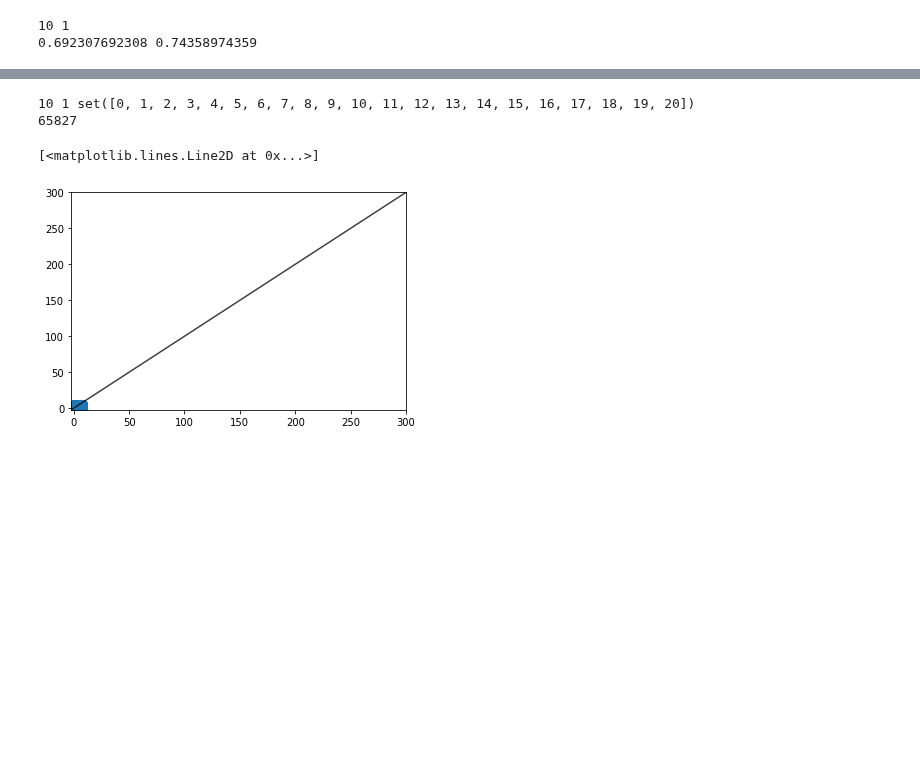
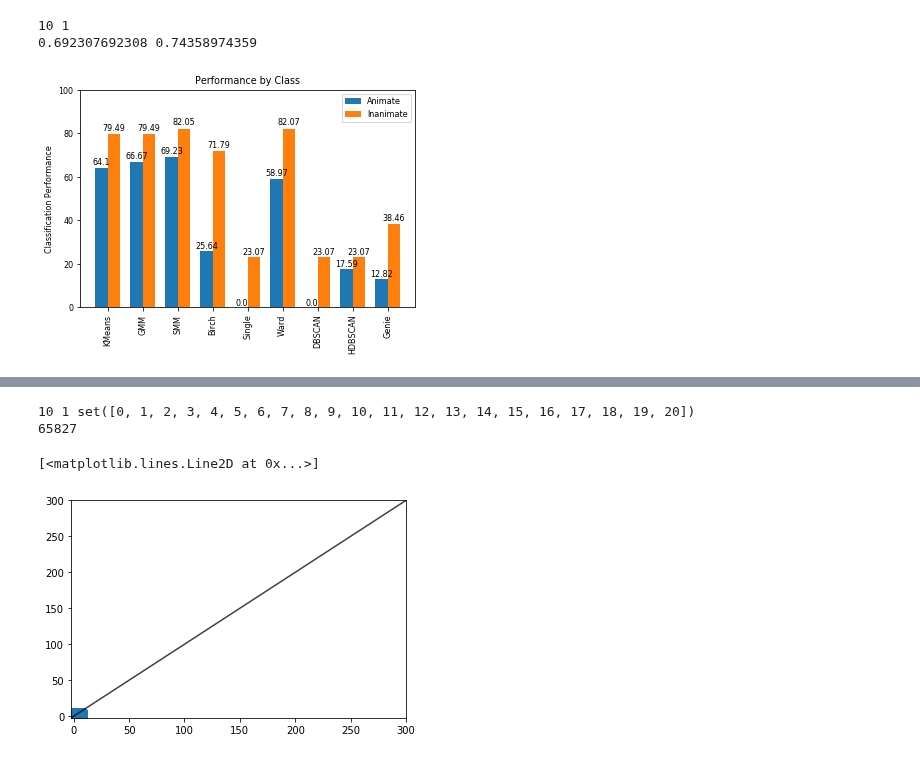
Before and after one commit to SNaGLab/Cognitive-Parcellation, a Jupyter notebook: code/models/alexnet_step_2.ipynb, the cells around one changed output, grey strips where cells are left out. Drawn from its saved outputs; the diff is of its cells as text; code cells hidden in the pictures; blank space fills up the shorter version.

```diff
--- a/code/models/alexnet_step_2.ipynb
+++ b/code/models/alexnet_step_2.ipynb
@@ -657,40 +663,39 @@ print result[ana], -1*(result[ina])
 # %%
 #D' histogram for animate and inanimate double bars for different clustering techniques
 
-labels = ['kNN','Spectral']
-animate_means = [0.78,0.8]
-inanimate_means = [0.88, 0.73]
+labels = ['KMeans','GMM','SMM','Birch','Single','Ward','DBSCAN','HDBSCAN','Genie']
+animate_means = [64.10,66.67,69.23, 25.64,0,58.97,0,17.59,12.82]
+inanimate_means = [79.49,79.49,82.05,71.79,23.07,82.07,23.07,23.07,38.46]
 
 x = np.arange(len(labels))  # the label locations
 width = 0.35  # the width of the bars
 
 fig, ax = plt.subplots()
 rects1 = ax.bar(x - width/2, animate_means, width, label='Animate')
 rects2 = ax.bar(x + width/2, inanimate_means, width, label='Inanimate')
 
 # Add some text for labels, title and custom x-axis tick labels, etc.
 ax.set_ylabel('Classification Performance')
 ax.set_title('Performance by Class')
 ax.set_xticks(x)
-ax.set_xticklabels(labels)
+ax.set_xticklabels(labels,rotation=90)
 ax.legend()
-plt.ylim([0.,1.])
+plt.ylim([0.,100.])
 
-def autolabel(rects):
-    """Attach a text label above each bar in *rects*, displaying its height."""
+def autolabel(rects, xpos='center'):
+    xpos = xpos.lower()  # normalize the case of the parameter
+    ha = {'center': 'center', 'right': 'left', 'left': 'right'}
+    offset = {'center': 0.5, 'right': 0.57, 'left': 0.43}  # x_txt = x + w*off
+
     for rect in rects:
         height = rect.get_height()
-        ax.annotcbar = fig.colorbar(sc)ate('{}'.format(height),
-                    xy=(rect.get_x() + rect.get_width() / 2, height),
-                    xytext=(0, 3),  # 3 points vertical offset
-                    textcoords="offset points",
-                    ha='center', va='bottom')
-
+        ax.text(rect.get_x() + rect.get_width()*offset[xpos], 1.01*height,
+                '{}'.format(height), ha=ha[xpos], va='bottom',size=8)
 
 autolabel(rects1)
 autolabel(rects2)
-
-fig.tight_layout()
+# %% [output]
+[figure, added]
 # %%
 fig, ax = plt.subplots()
 lims = [
```
Also changed, not shown: parts of 5 cells of this notebook.
